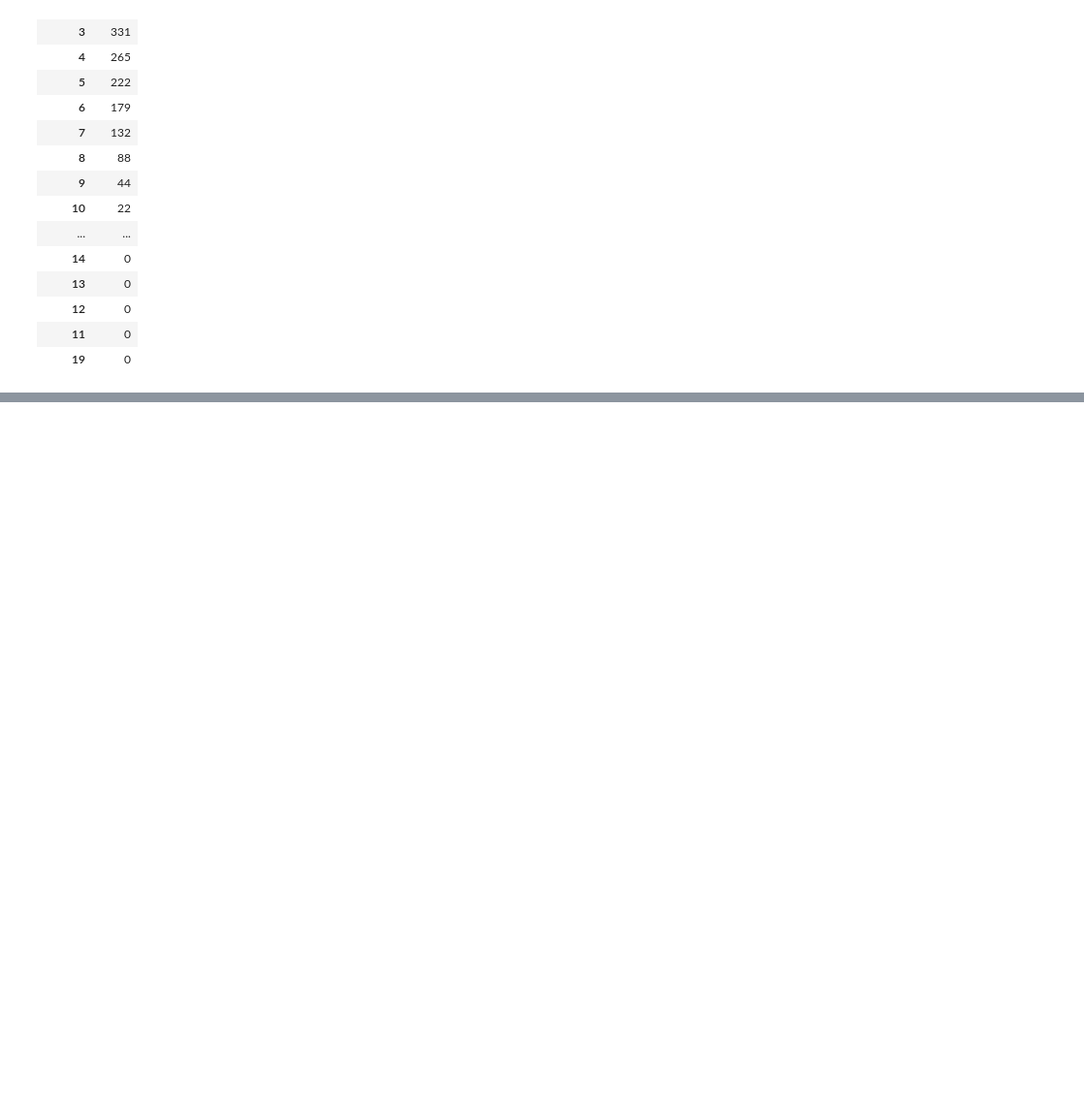
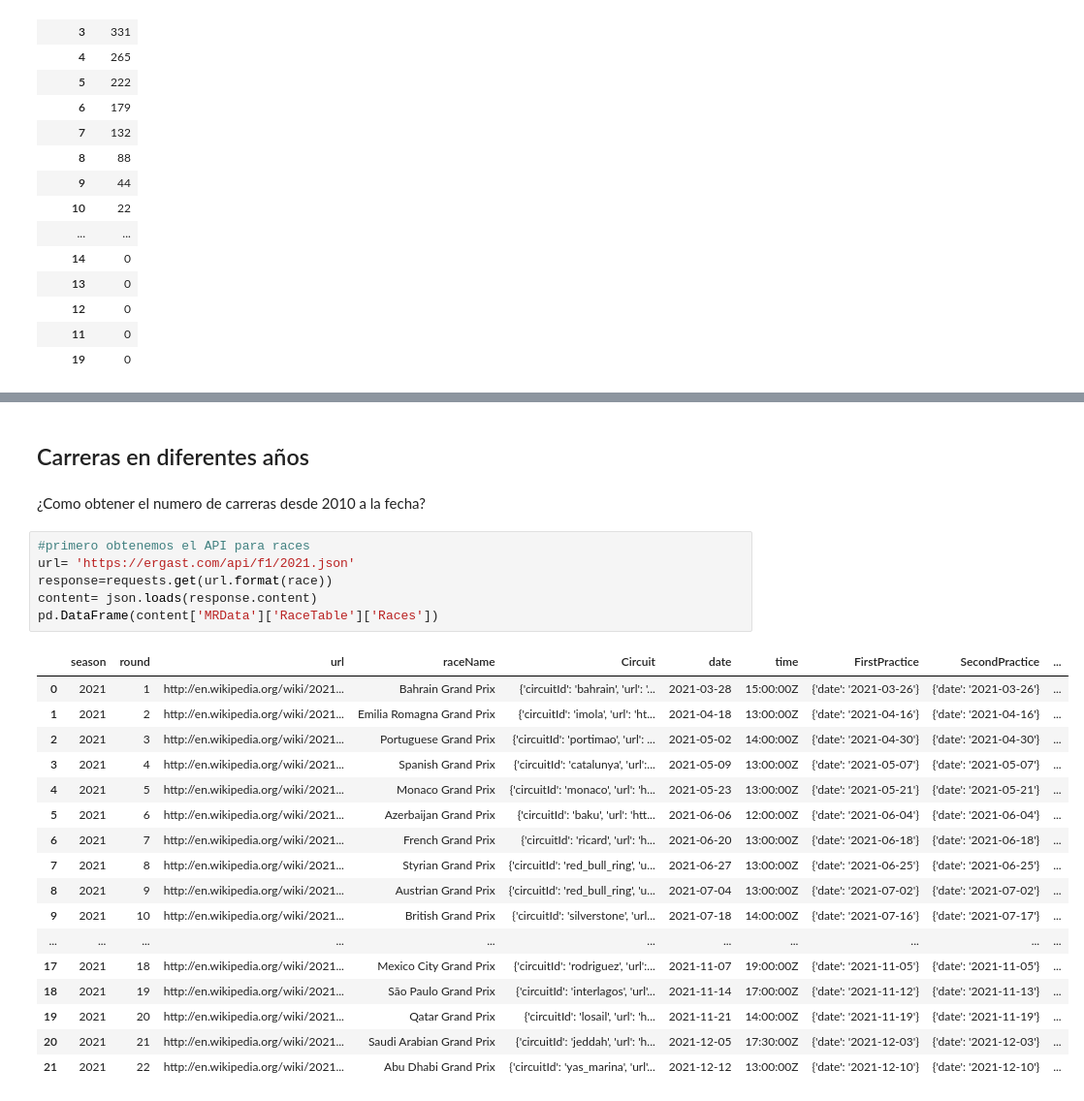
Before and after one commit to Dulce092/f-rmula-1-data-, a Jupyter notebook: f-1 analisis .ipynb, the cells around one changed output, grey strips where cells are left out. Shown at 97% size. Saved outputs shown, nothing was run; the diff lists cells and outputs as text; blank space fills up the shorter version.

Commit message:
Data Frame de tabla races

```diff
--- a/f-1 analisis .ipynb
+++ b/f-1 analisis .ipynb
@@ -132,0 +194,28 @@ Finalizamos
+# %% [markdown]
+## Carreras en diferentes años
+# %% [markdown]
+¿Como obtener el numero de carreras desde 2010 a la fecha?
+# %%
+#primero obtenemos el API para races
+url= 'https://ergast.com/api/f1/2021.json'
+response=requests.get(url.format(race))
+content= json.loads(response.content)
+pd.DataFrame(content['MRData']['RaceTable']['Races'])
+# %% [output]
+|  | season | round | url | raceName | Circuit | date | time | FirstPractice | SecondPractice | ... |
+| 0 | 2021 | 1 | http://en.wikipedia.org/wiki/2021... | Bahrain Grand Prix | {'circuitId': 'bahrain', 'url': '... | 2021-03-28 | 15:00:00Z | {'date': '2021-03-26'} | {'date': '2021-03-26'} | ... |
+| 1 | 2021 | 2 | http://en.wikipedia.org/wiki/2021... | Emilia Romagna Grand Prix | {'circuitId': 'imola', 'url': 'ht... | 2021-04-18 | 13:00:00Z | {'date': '2021-04-16'} | {'date': '2021-04-16'} | ... |
+| 2 | 2021 | 3 | http://en.wikipedia.org/wiki/2021... | Portuguese Grand Prix | {'circuitId': 'portimao', 'url': ... | 2021-05-02 | 14:00:00Z | {'date': '2021-04-30'} | {'date': '2021-04-30'} | ... |
+| 3 | 2021 | 4 | http://en.wikipedia.org/wiki/2021... | Spanish Grand Prix | {'circuitId': 'catalunya', 'url':... | 2021-05-09 | 13:00:00Z | {'date': '2021-05-07'} | {'date': '2021-05-07'} | ... |
+| 4 | 2021 | 5 | http://en.wikipedia.org/wiki/2021... | Monaco Grand Prix | {'circuitId': 'monaco', 'url': 'h... | 2021-05-23 | 13:00:00Z | {'date': '2021-05-21'} | {'date': '2021-05-21'} | ... |
+| 5 | 2021 | 6 | http://en.wikipedia.org/wiki/2021... | Azerbaijan Grand Prix | {'circuitId': 'baku', 'url': 'htt... | 2021-06-06 | 12:00:00Z | {'date': '2021-06-04'} | {'date': '2021-06-04'} | ... |
+| 6 | 2021 | 7 | http://en.wikipedia.org/wiki/2021... | French Grand Prix | {'circuitId': 'ricard', 'url': 'h... | 2021-06-20 | 13:00:00Z | {'date': '2021-06-18'} | {'date': '2021-06-18'} | ... |
+| 7 | 2021 | 8 | http://en.wikipedia.org/wiki/2021... | Styrian Grand Prix | {'circuitId': 'red_bull_ring', 'u... | 2021-06-27 | 13:00:00Z | {'date': '2021-06-25'} | {'date': '2021-06-25'} | ... |
+| 8 | 2021 | 9 | http://en.wikipedia.org/wiki/2021... | Austrian Grand Prix | {'circuitId': 'red_bull_ring', 'u... | 2021-07-04 | 13:00:00Z | {'date': '2021-07-02'} | {'date': '2021-07-02'} | ... |
+| 9 | 2021 | 10 | http://en.wikipedia.org/wiki/2021... | British Grand Prix | {'circuitId': 'silverstone', 'url... | 2021-07-18 | 14:00:00Z | {'date': '2021-07-16'} | {'date': '2021-07-17'} | ... |
+| ... | ... | ... | ... | ... | ... | ... | ... | ... | ... | ... |
+| 17 | 2021 | 18 | http://en.wikipedia.org/wiki/2021... | Mexico City Grand Prix | {'circuitId': 'rodriguez', 'url':... | 2021-11-07 | 19:00:00Z | {'date': '2021-11-05'} | {'date': '2021-11-05'} | ... |
+| 18 | 2021 | 19 | http://en.wikipedia.org/wiki/2021... | São Paulo Grand Prix | {'circuitId': 'interlagos', 'url'... | 2021-11-14 | 17:00:00Z | {'date': '2021-11-12'} | {'date': '2021-11-13'} | ... |
+| 19 | 2021 | 20 | http://en.wikipedia.org/wiki/2021... | Qatar Grand Prix | {'circuitId': 'losail', 'url': 'h... | 2021-11-21 | 14:00:00Z | {'date': '2021-11-19'} | {'date': '2021-11-19'} | ... |
+| 20 | 2021 | 21 | http://en.wikipedia.org/wiki/2021... | Saudi Arabian Grand Prix | {'circuitId': 'jeddah', 'url': 'h... | 2021-12-05 | 17:30:00Z | {'date': '2021-12-03'} | {'date': '2021-12-03'} | ... |
+| 21 | 2021 | 22 | http://en.wikipedia.org/wiki/2021... | Abu Dhabi Grand Prix | {'circuitId': 'yas_marina', 'url'... | 2021-12-12 | 13:00:00Z | {'date': '2021-12-10'} | {'date': '2021-12-10'} | ... |
```
Also changed, not shown: parts of 12 cells of this notebook.
